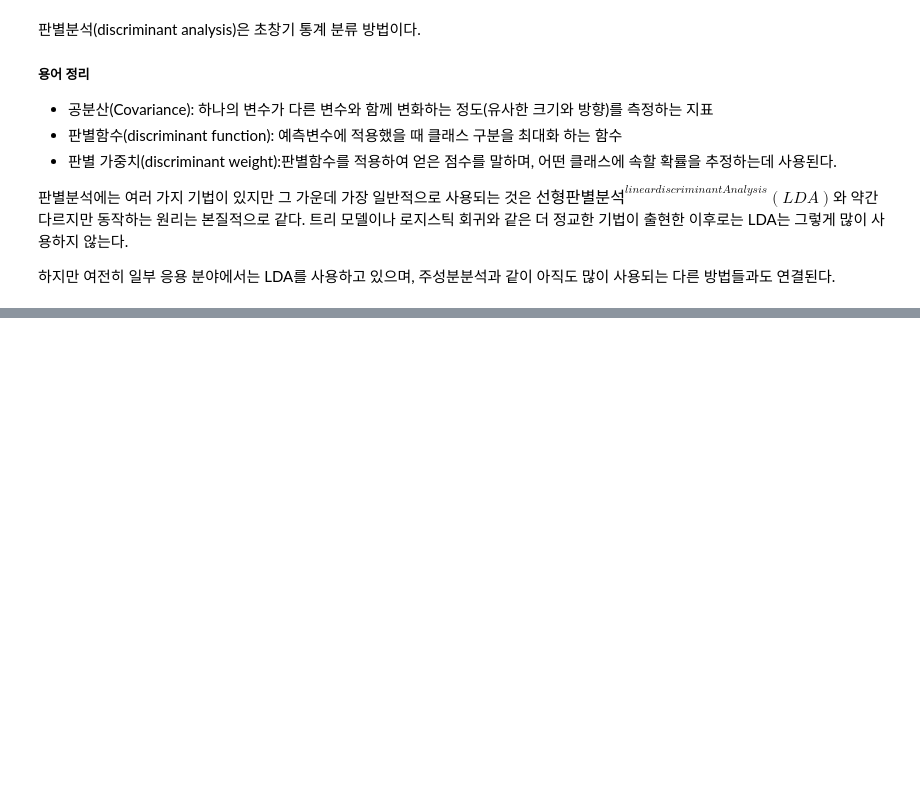
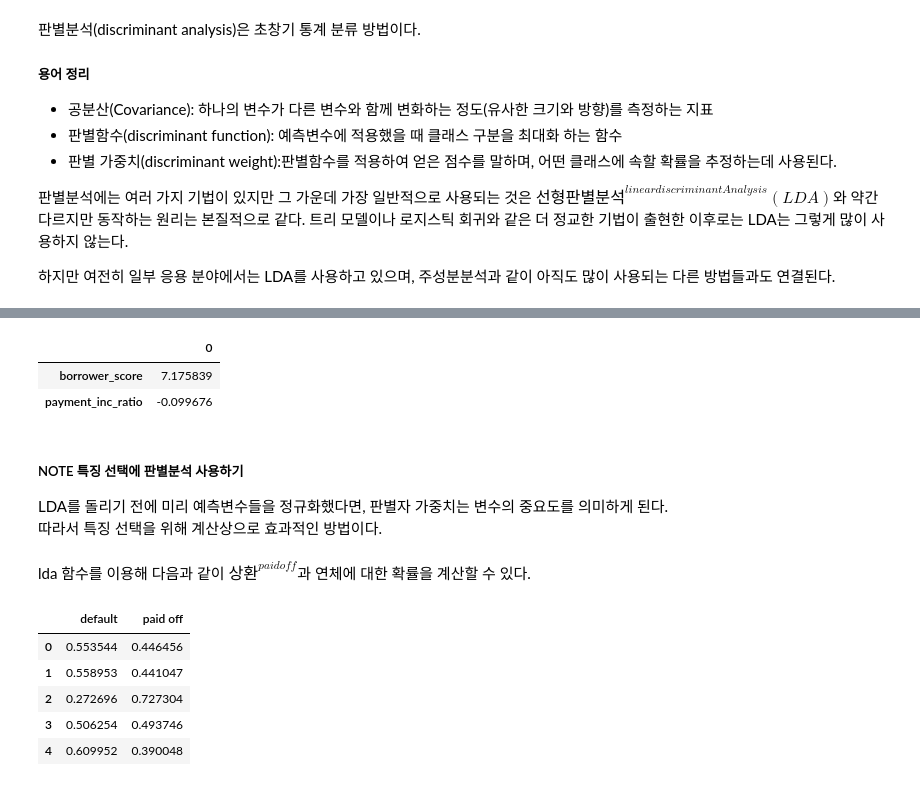
Before and after one commit to keemyo/Practical_Statistics, a Jupyter notebook: 05. 분류.ipynb, the cells around one changed output, grey strips where cells are left out. Drawn from its saved outputs; the diff is of its cells as text; code cells hidden in the pictures; blank space fills up the shorter version.

```diff
--- a/05. 분류.ipynb
+++ b/05. 분류.ipynb
@@ -107,0 +134,36 @@ predicted probabilities     default  paid off
+# %%
+from sklearn.discriminant_analysis import LinearDiscriminantAnalysis
+file_path = '/Users/keemyohaan/Desktop/001.Python/004. Study/003.Practical_Statistics/data_in'
+loan3000 = pd.read_csv(file_path+'/loan3000.csv')
+
+loan3000.outcome = loan3000.outcome.astype('category')
+predictors = ['borrower_score', 'payment_inc_ratio']
+outcome = 'outcome'
+
+X = loan3000[predictors]
+y = loan3000[outcome]
+
+loan_lda = LinearDiscriminantAnalysis()
+loan_lda.fit(X,y)
+
+pd.DataFrame(loan_lda.scalings_, index=X.columns)
+# %% [output]
+|  | 0 |
+| borrower_score | 7.175839 |
+| payment_inc_ratio | -0.099676 |
+# %% [markdown]
+##### NOTE 특징 선택에 판별분석 사용하기
+LDA를 돌리기 전에 미리 예측변수들을 정규화했다면, 판별자 가중치는 변수의 중요도를 의미하게 된다.\
+따라서 특징 선택을 위해 계산상으로 효과적인 방법이다.
+# %% [markdown]
+lda 함수를 이용해 다음과 같이 $상환^{paid off}$과 연체에 대한 확률을 계산할 수 있다.
+# %%
+pred = pd.DataFrame(loan_lda.predict_proba(loan3000[predictors]), columns = loan_lda.classes_)
+pred.head()
+# %% [output]
+|  | default | paid off |
+| 0 | 0.553544 | 0.446456 |
+| 1 | 0.558953 | 0.441047 |
+| 2 | 0.272696 | 0.727304 |
+| 3 | 0.506254 | 0.493746 |
+| 4 | 0.609952 | 0.390048 |
```
Also changed, not shown: parts of 7 cells of this notebook.
